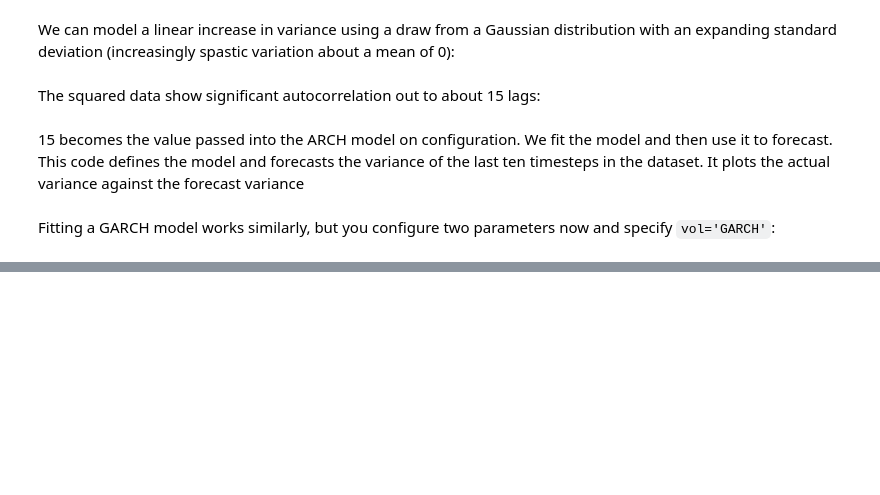
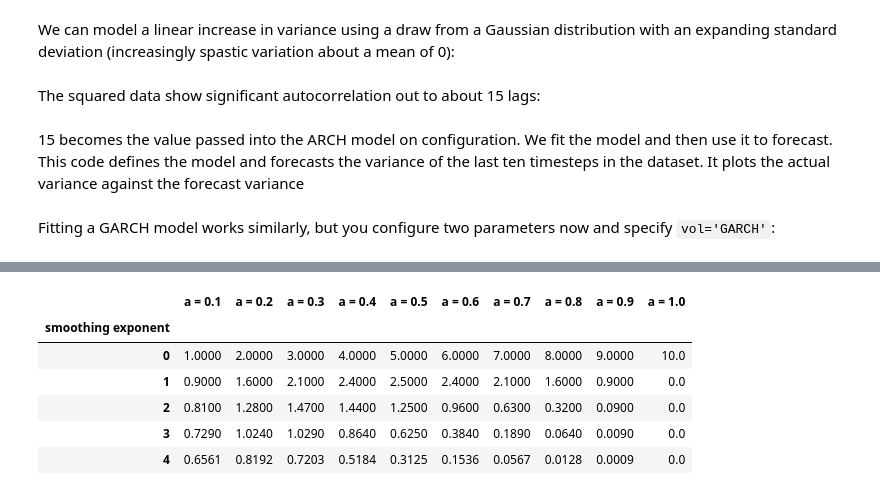
Before and after one commit to jefftrevino/Springboard, a Jupyter notebook: capstone1montereyWeather/time_series_analysis.ipynb, the cells around one changed output, grey strips where cells are left out. Saved outputs shown, nothing was run; the diff lists cells and outputs as text; code cells hidden in the pictures; blank space fills up the shorter version.

```diff
--- a/capstone1montereyWeather/time_series_analysis.ipynb
+++ b/capstone1montereyWeather/time_series_analysis.ipynb
@@ -613,0 +629,18 @@ model = arch_model(train, mean='Zero', vol='GARCH', p=15, q=15)
+# %%
+import pandas as pd
+alphas = [x/10 for x in range(1, 11)] # get alphas of .2, .4, .6, .8
+value_df = pd.DataFrame([])
+
+for alpha in alphas:
+     value_df[str(alpha)] = [alpha*(1-alpha)**i *10 for i in range(5)] # smooth move
+value_df.columns = ['a = ' + str(x) for x in value_df.columns]
+value_df.index = value_df.index.rename('smoothing exponent')
+value_df
+# %% [output]
+|  | a = 0.1 | a = 0.2 | a = 0.3 | a = 0.4 | a = 0.5 | a = 0.6 | a = 0.7 | a = 0.8 | a = 0.9 | a = 1.0 |
+| smoothing exponent |  |  |  |  |  |  |  |  |  |  |
+| 0 | 1.0000 | 2.0000 | 3.0000 | 4.0000 | 5.0000 | 6.0000 | 7.0000 | 8.0000 | 9.0000 | 10.0 |
+| 1 | 0.9000 | 1.6000 | 2.1000 | 2.4000 | 2.5000 | 2.4000 | 2.1000 | 1.6000 | 0.9000 | 0.0 |
+| 2 | 0.8100 | 1.2800 | 1.4700 | 1.4400 | 1.2500 | 0.9600 | 0.6300 | 0.3200 | 0.0900 | 0.0 |
+| 3 | 0.7290 | 1.0240 | 1.0290 | 0.8640 | 0.6250 | 0.3840 | 0.1890 | 0.0640 | 0.0090 | 0.0 |
+| 4 | 0.6561 | 0.8192 | 0.7203 | 0.5184 | 0.3125 | 0.1536 | 0.0567 | 0.0128 | 0.0009 | 0.0 |
```
Also changed, not shown: parts of 36 cells of this notebook.
